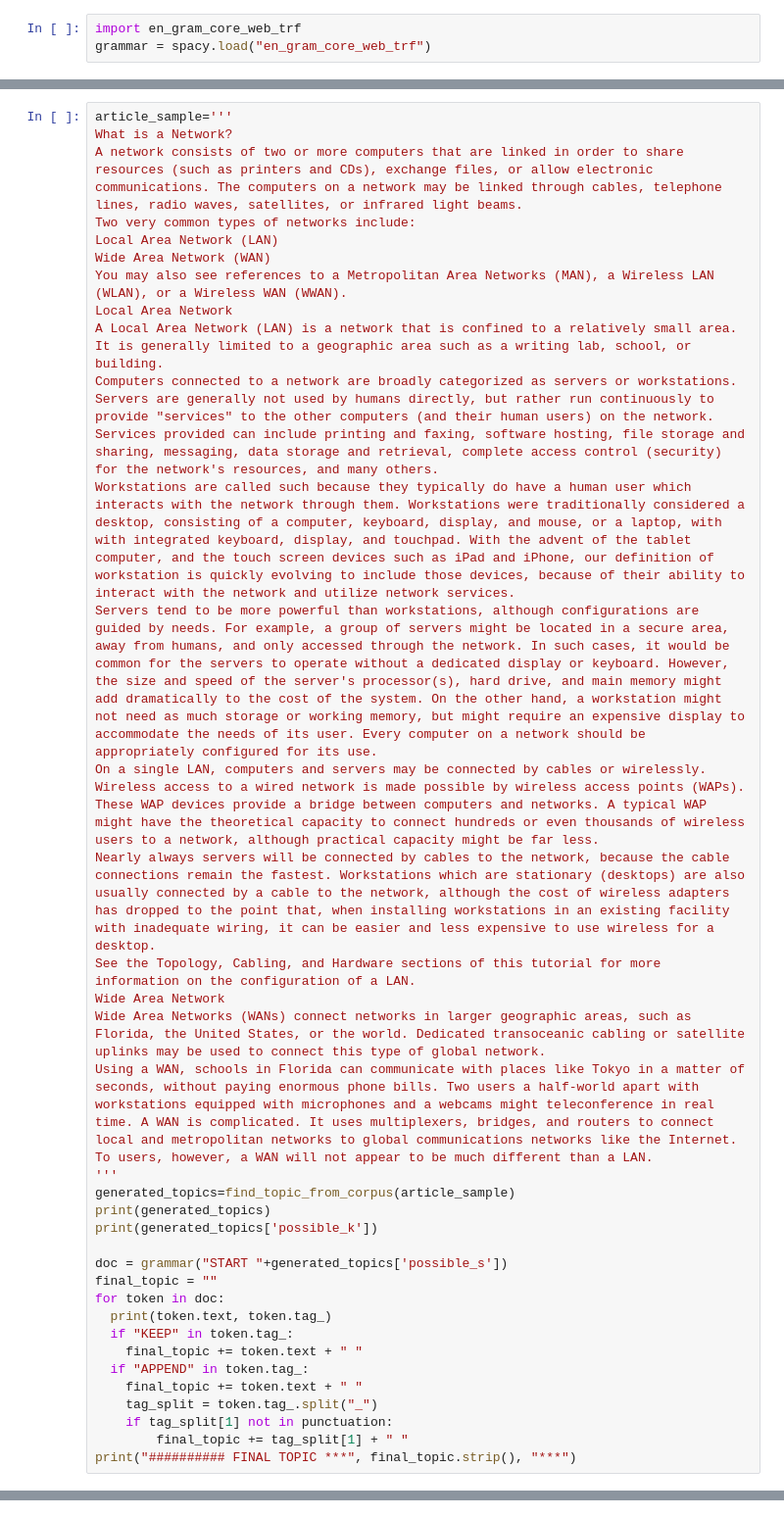
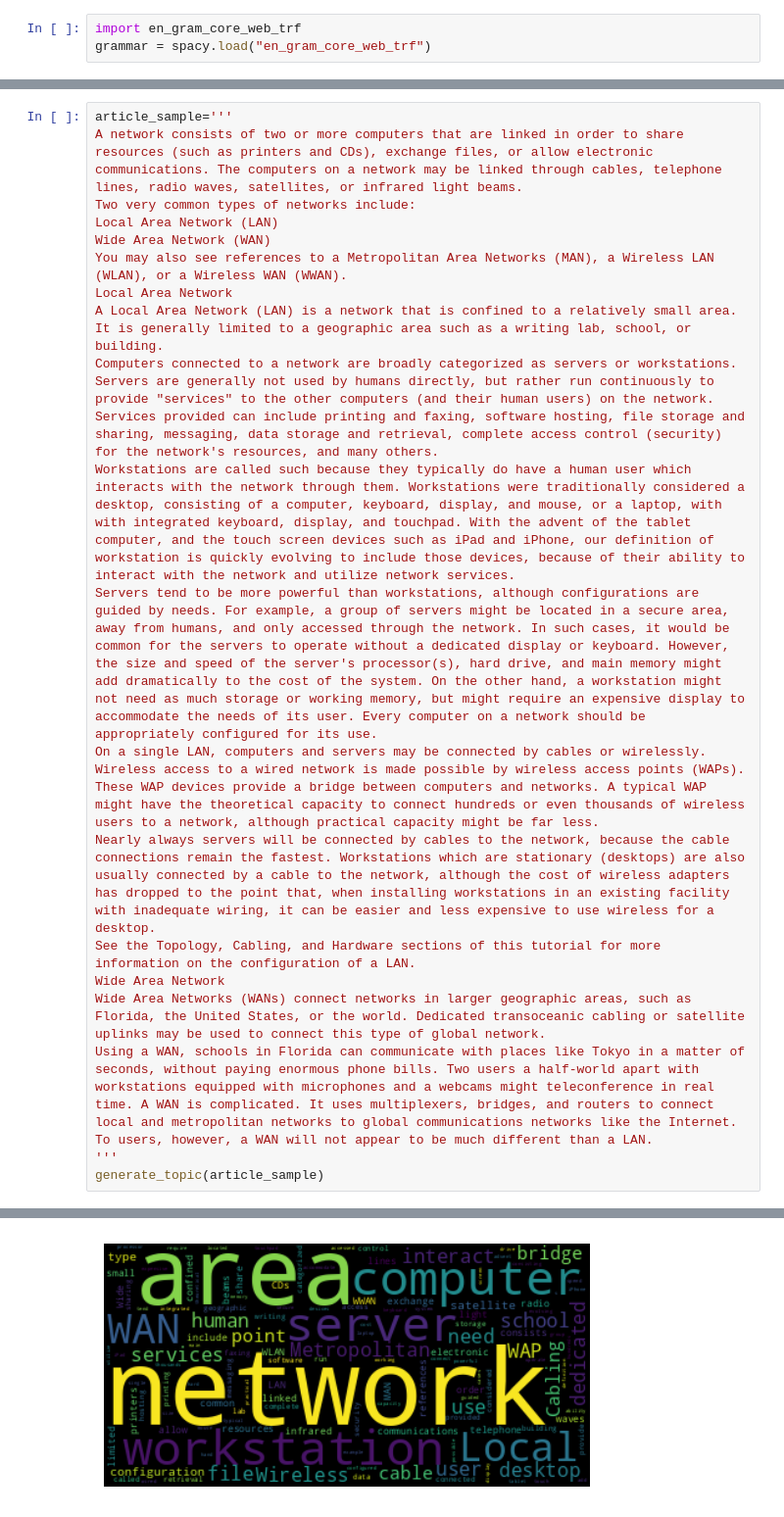
Before and after one commit to POONGKUYIL-MUSE/topic_modelling_spacy, a Jupyter notebook: topic_modelling.ipynb, the cells around one changed output, grey strips where cells are left out. Shown at 98% size. Cells and saved outputs as stored; diff of their text form.

```diff
--- a/topic_modelling.ipynb
+++ b/topic_modelling.ipynb
@@ -217,6 +212,5 @@ IBM APPEND_.
 # %%
 article_sample='''
-What is a Network?
 A network consists of two or more computers that are linked in order to share resources (such as printers and CDs), exchange files, or allow electronic communications. The computers on a network may be linked through cables, telephone lines, radio waves, satellites, or infrared light beams.
 Two very common types of networks include:
 Local Area Network (LAN)
@@ -234,20 +228,5 @@ Wide Area Network
 Wide Area Networks (WANs) connect networks in larger geographic areas, such as Florida, the United States, or the world. Dedicated transoceanic cabling or satellite uplinks may be used to connect this type of global network.
 Using a WAN, schools in Florida can communicate with places like Tokyo in a matter of seconds, without paying enormous phone bills. Two users a half-world apart with workstations equipped with microphones and a webcams might teleconference in real time. A WAN is complicated. It uses multiplexers, bridges, and routers to connect local and metropolitan networks to global communications networks like the Internet. To users, however, a WAN will not appear to be much different than a LAN.
 '''
-generated_topics=find_topic_from_corpus(article_sample)
-print(generated_topics)
-print(generated_topics['possible_k'])
-
-doc = grammar("START "+generated_topics['possible_s'])
-final_topic = ""
-for token in doc:
-  print(token.text, token.tag_)
-  if "KEEP" in token.tag_:
-    final_topic += token.text + " "
-  if "APPEND" in token.tag_:
-    final_topic += token.text + " "
-    tag_split = token.tag_.split("_")
-    if tag_split[1] not in punctuation:
-        final_topic += tag_split[1] + " "
-print("########## FINAL TOPIC ***", final_topic.strip(), "***")
+generate_topic(article_sample)
 # %% [output]
@@ -261,0 +235 @@ network APPEND_?
+[figure, added]
```
Also changed, not shown: parts of 34 cells of this notebook.
